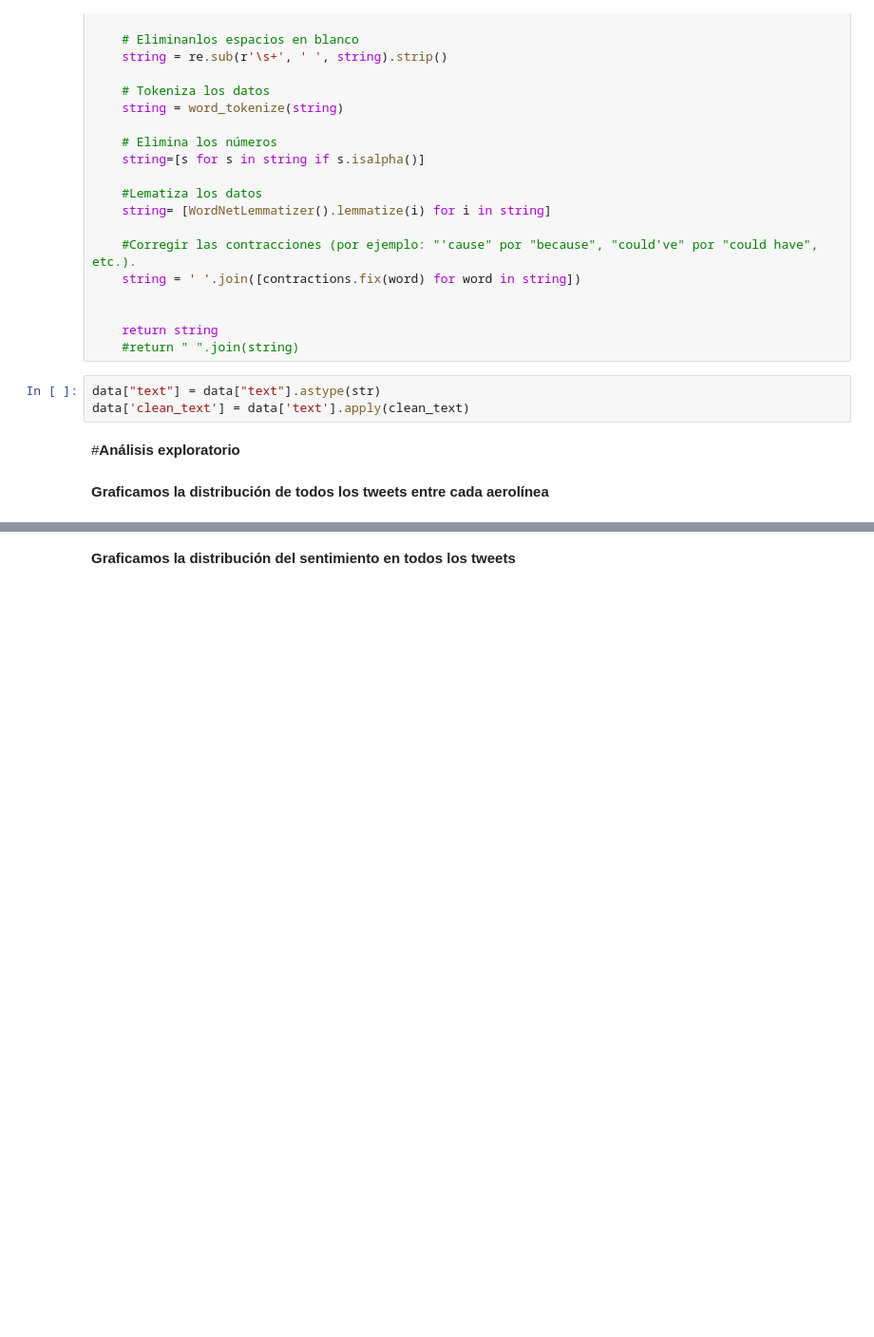
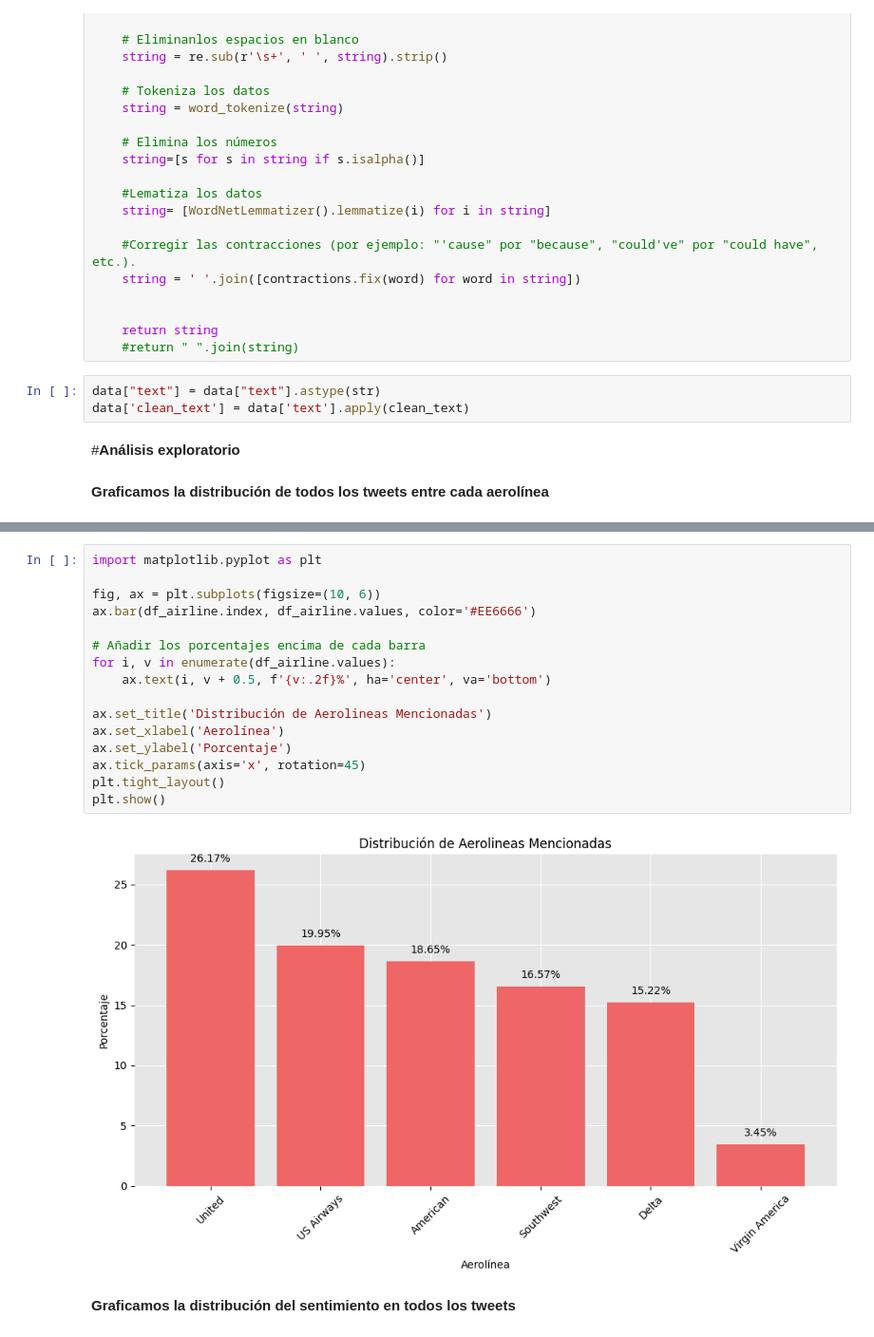
Before and after one commit to lenmecc/miniature-enigma, a Jupyter notebook: Proyecto_NLP_Tweeter.ipynb, the cells around one changed output, grey strips where cells are left out. Shown at 95% size. Cells and saved outputs as stored; diff of their text form; blank space fills up the shorter version.

```diff
--- a/Proyecto_NLP_Tweeter.ipynb
+++ b/Proyecto_NLP_Tweeter.ipynb
@@ -303,2 +291,20 @@ fig.show()
+# %%
+import matplotlib.pyplot as plt
+
+fig, ax = plt.subplots(figsize=(10, 6))
+ax.bar(df_airline.index, df_airline.values, color='#EE6666')
+
+# Añadir los porcentajes encima de cada barra
+for i, v in enumerate(df_airline.values):
+    ax.text(i, v + 0.5, f'{v:.2f}%', ha='center', va='bottom')
+
+ax.set_title('Distribución de Aerolineas Mencionadas')
+ax.set_xlabel('Aerolínea')
+ax.set_ylabel('Porcentaje')
+ax.tick_params(axis='x', rotation=45)
+plt.tight_layout()
+plt.show()
+# %% [output]
+[figure, added]
 # %% [markdown]
 **Graficamos la distribución del sentimiento en todos los tweets**
```
Also changed, not shown: parts of 9 cells of this notebook.
